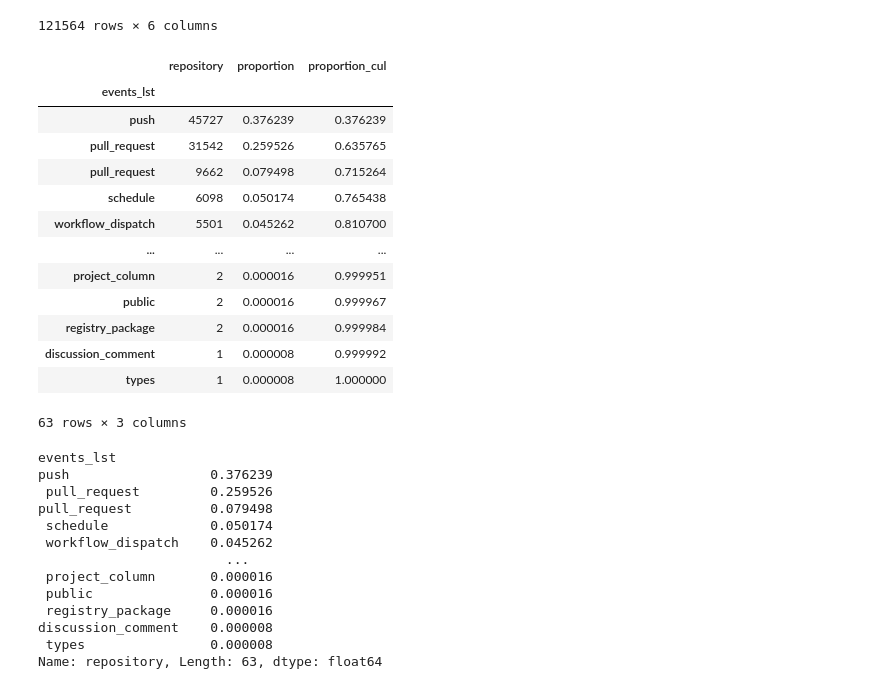
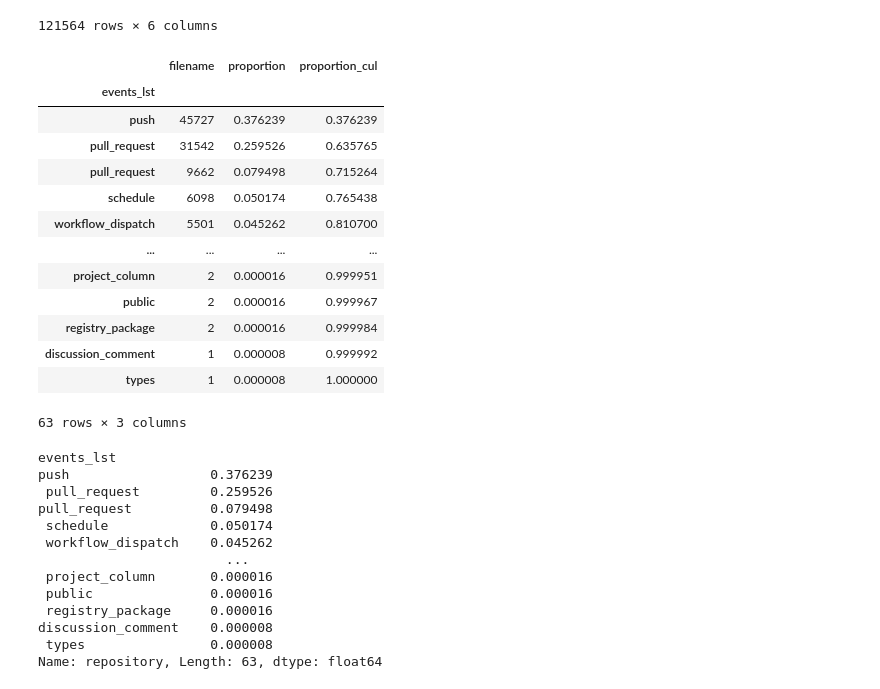
Before and after one commit to Arnaud458/data-analysis, a Jupyter notebook: notebooks/questions.ipynb, the cells around one changed output. Cells and saved outputs as stored; diff of their text form; code cells hidden in the pictures.

```diff
--- a/notebooks/questions.ipynb
+++ b/notebooks/questions.ipynb
@@ -175,16 +175,16 @@ df_f
 # %%
 (
     df_f
     .groupby(['events_lst'])
-    .agg({'repository' : 'count' })
-    .assign(proportion = lambda d:d.repository / d.repository.sum())
+    .agg({'filename' : 'count' })
+    .assign(proportion = lambda d:d.filename / d.filename.sum())
     .sort_values('proportion',ascending=False)
     .assign(proportion_cul = lambda d:d.proportion.cumsum())
 
 
 )
 # %% [output]
-|  | repository | proportion | proportion_cul |
+|  | filename | proportion | proportion_cul |
 | events_lst |  |  |  |
 | push | 45727 | 0.376239 | 0.376239 |
 | pull_request | 31542 | 0.259526 | 0.635765 |
```
